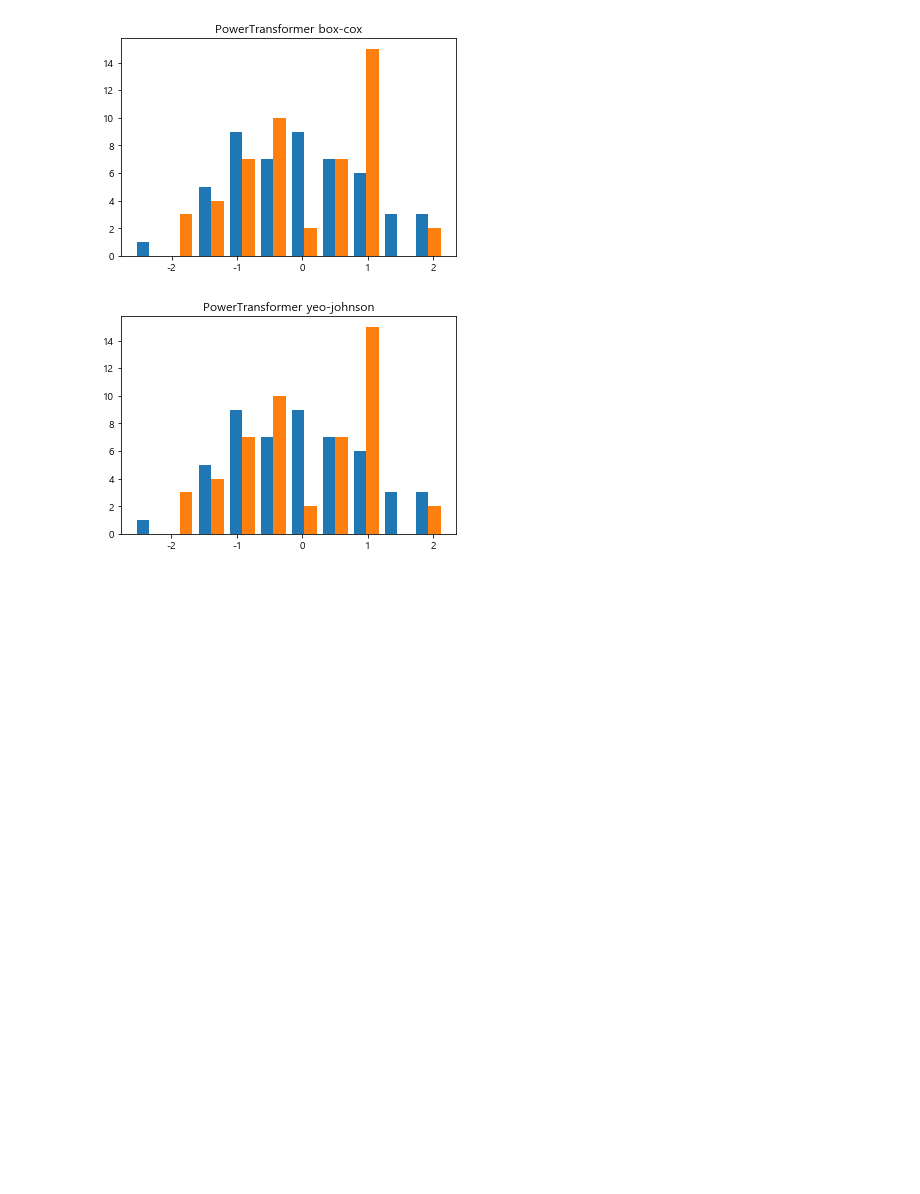
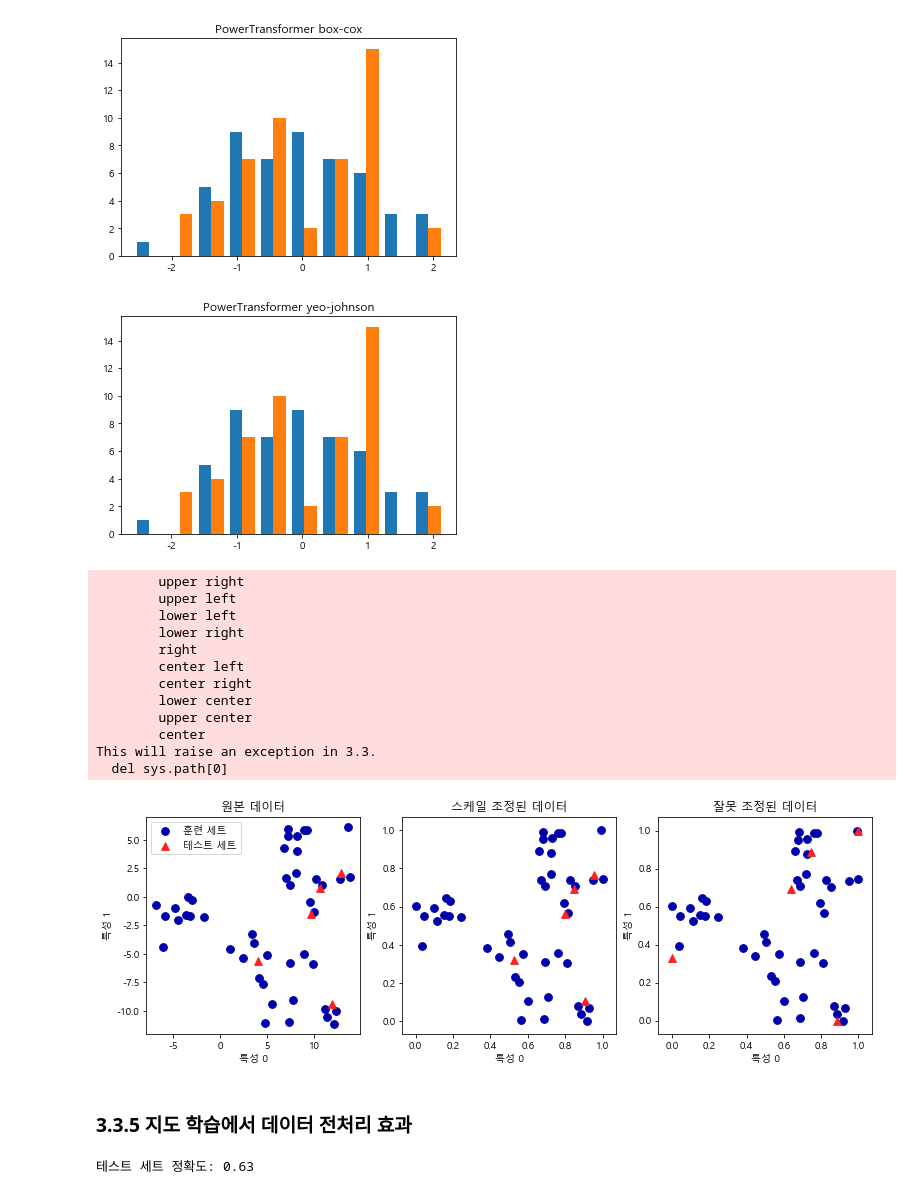
Before and after one commit to to9693/TIL, a Jupyter notebook: 파이썬 라이브러리를 활용한 머신러닝/3.3 데이터 전처리와 스케일 조정.ipynb, the cells around one changed output. Saved outputs shown, nothing was run; the diff lists cells and outputs as text; code cells hidden in the pictures; blank space fills up the shorter version.

```diff
--- a/파이썬 라이브러리를 활용한 머신러닝/3.3 데이터 전처리와 스케일 조정.ipynb
+++ b/파이썬 라이브러리를 활용한 머신러닝/3.3 데이터 전처리와 스케일 조정.ipynb
@@ -209,3 +209,63 @@ plt.show()
 [figure]
 [figure]
 [figure]
+# %%
+from sklearn.datasets import make_blobs
+#인위적인 데이터셋 생성
+X, _ = make_blobs(n_samples = 50, centers =5, random_state =4, cluster_std =2)
+#훈련 세트와 테스트 세트로 나뉜다
+X_train, X_test =train_test_split(X, random_state =5, test_size =.1)
+
+#훈련 세트와 테스트 세트의 산점도를 그린다.
+fig, axes = plt.subplots(1,3,figsize=[13,4])
+axes[0].scatter(X_train[:,0], X_train[:,1],
+               c=mglearn.cm2.colors[0], label='훈련 세트', s=60)
+axes[0].scatter(X_test[:,0], X_test[:,1], marker='^',
+               c=mglearn.cm2.colors[1], label='테스트 세트', s=60)
+axes[0].legend(loc = 'uper left')
+axes[0].set_title('원본 데이터')
+
+#MinMaxScaler 를 사용해 스케일을 조정한다.
+scaler = MinMaxScaler()
+scaler.fit(X_train)
+X_train_scaled = scaler.transform(X_train)
+X_test_scaled = scaler.transform(X_test)
+
+# 스케일이 조정된 산점도를 그린다.
+axes[1].scatter(X_train_scaled[:,0],X_train_scaled[:,1],
+               c=mglearn.cm2.colors[0], label='훈련 세트', s = 60)
+axes[1].scatter(X_test_scaled[:,0], X_test_scaled[:,1], marker='^',
+               c = mglearn.cm2.colors[1], label = '테스트 세트', s =60)
+axes[1].set_title('스케일 조정된 데이터')
+
+#테스트 세트의 스케일을 따로 조정한다.
+#테스트 세트의 최솟값은0, 최댓값은 1이다
+#이는 예제를 위한것으로 절대 이렇게 사용해서는 안된다.
+test_scaler = MinMaxScaler()
+test_scaler.fit(X_test)
+X_test_scaled_badly = test_scaler.transform(X_test)
+
+#잘못 조정된 데이터를 산점도를 그린다.
+axes[2].scatter(X_train_scaled[:,0], X_train_scaled[:,1],
+               c=mglearn.cm2.colors[0], label='training set', s=60)
+axes[2].scatter(X_test_scaled_badly[:,0], X_test_scaled_badly[:,1],
+               marker= '^', c=mglearn.cm2.colors[1], label='test set', s=60)
+axes[2].set_title('잘못 조정된 데이터')
+
+for ax in axes:
+    ax.set_xlabel('특성 0')
+    ax.set_ylabel('특성 1')
+# %% [output]
+        upper right
+        upper left
+        lower left
+        lower right
+        right
+        center left
+        center right
+        lower center
+        upper center
+        center
+This will raise an exception in 3.3.
+  del sys.path[0]
+[figure, added]
@@ -211,0 +279,12 @@ plt.show()
+# %% [markdown]
+### 3.3.5 지도 학습에서 데이터 전처리 효과
+# %%
+from sklearn.svm import SVC
+
+X_train, X_test, y_train, y_test = train_test_split(cancer.data, cancer.target, random_state=0)
+
+svm = SVC(C=100)
+svm.fit(X_train, y_train)
+print('테스트 세트 정확도: {:.2f}'.format(svm.score(X_test, y_test)))
+# %% [output]
+테스트 세트 정확도: 0.63
```
Also changed, not shown: parts of 3 cells of this notebook, 10 other files.
